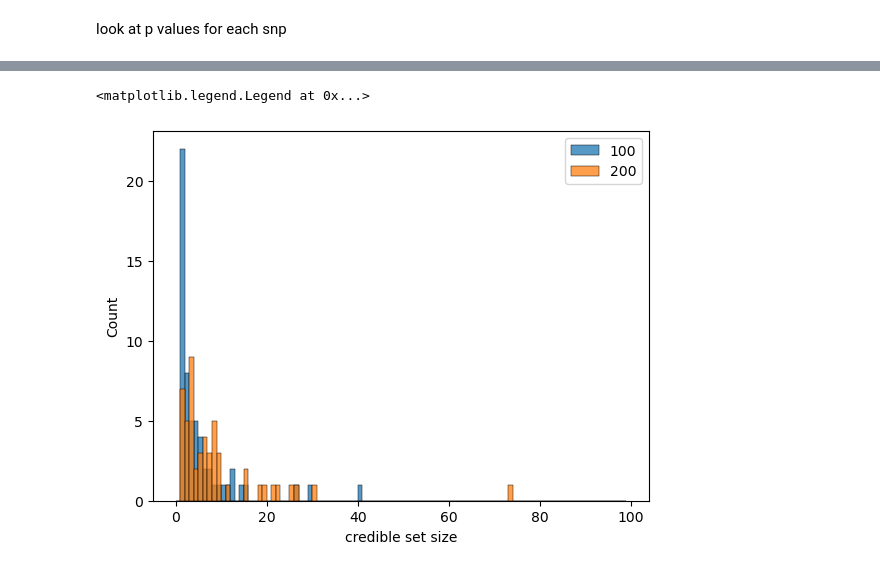
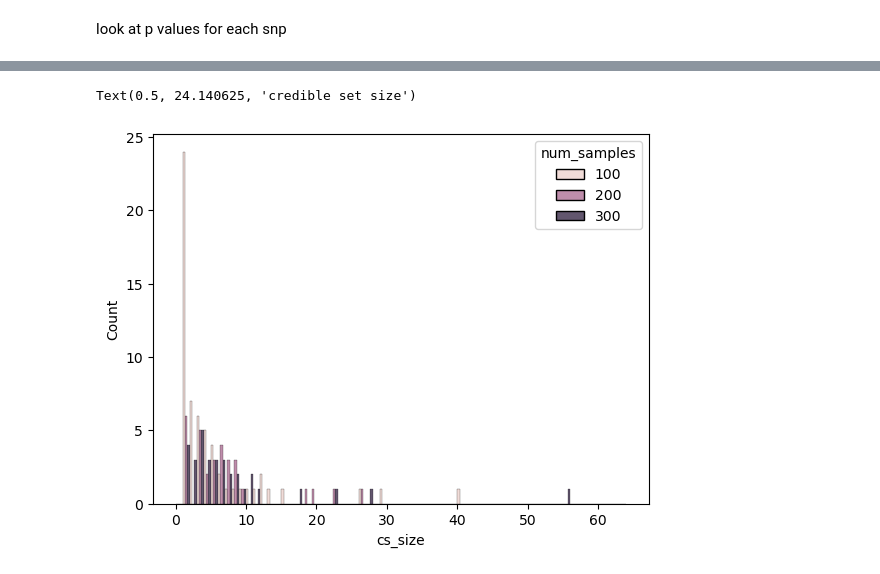
Before and after one commit to kal26/pcqtls, a Jupyter notebook: workflow/notebooks/pcqtl_analysis/subsampling_analysis/analyze_subsampling.ipynb, the cells around one changed output, grey strips where cells are left out. Saved outputs shown, nothing was run; the diff lists cells and outputs as text; code cells hidden in the pictures.

```diff
--- a/workflow/notebooks/pcqtl_analysis/subsampling_analysis/analyze_subsampling.ipynb
+++ b/workflow/notebooks/pcqtl_analysis/subsampling_analysis/analyze_subsampling.ipynb
@@ -118,11 +159,14 @@ ax.invert_yaxis()
-# %%
-fig, ax = plt.subplots()
-sns.histplot(sub_overlaps[100][(sub_overlaps[100]['lead_variant_id'].str.contains('chr22'))&(sub_overlaps[100]['orig_cs_dataset']=='control_eqtl')]['variant_list'].str.split(',').apply(len), bins=range(0, 100), ax=ax, label='100')
-sns.histplot(sub_overlaps[200][(sub_overlaps[200]['lead_variant_id'].str.contains('chr22'))&(sub_overlaps[100]['orig_cs_dataset']=='control_eqtl')]['variant_list'].str.split(',').apply(len), bins=range(0, 100), ax=ax, label='200')
-ax.set_ylabel('Count')
-ax.set_xlabel('credible set size')
-
-plt.legend()
-# %% [output]
-<matplotlib.legend.Legend at 0x...>
-[figure, removed]
+# %%
+cs_sizes={}
+for num_samples in sub_overlaps.keys():
+    cs_sizes[num_samples] = pd.Series(sub_overlaps[num_samples][(sub_overlaps[num_samples]['lead_variant_id'].str.contains('chr22'))&(sub_overlaps[num_samples]['orig_cs_dataset']=='control_eqtl')]['variant_list'].str.split(',').apply(len).values)
+
+cs_sizes = pd.DataFrame(pd.concat(cs_sizes, names=['num_samples', 'idx']), columns=['cs_size'])
+# %%
+sns.histplot(x='cs_size', data=cs_sizes, hue='num_samples', multiple='dodge', bins=range(0, cs_sizes['cs_size'].max()))
+
+ax.set_ylabel('Count')
+ax.set_xlabel('credible set size')
+# %% [output]
+Text(0.5, 24.140625, 'credible set size')
+[figure, added]
```
Also changed, not shown: parts of 16 cells of this notebook, 6 other files.
